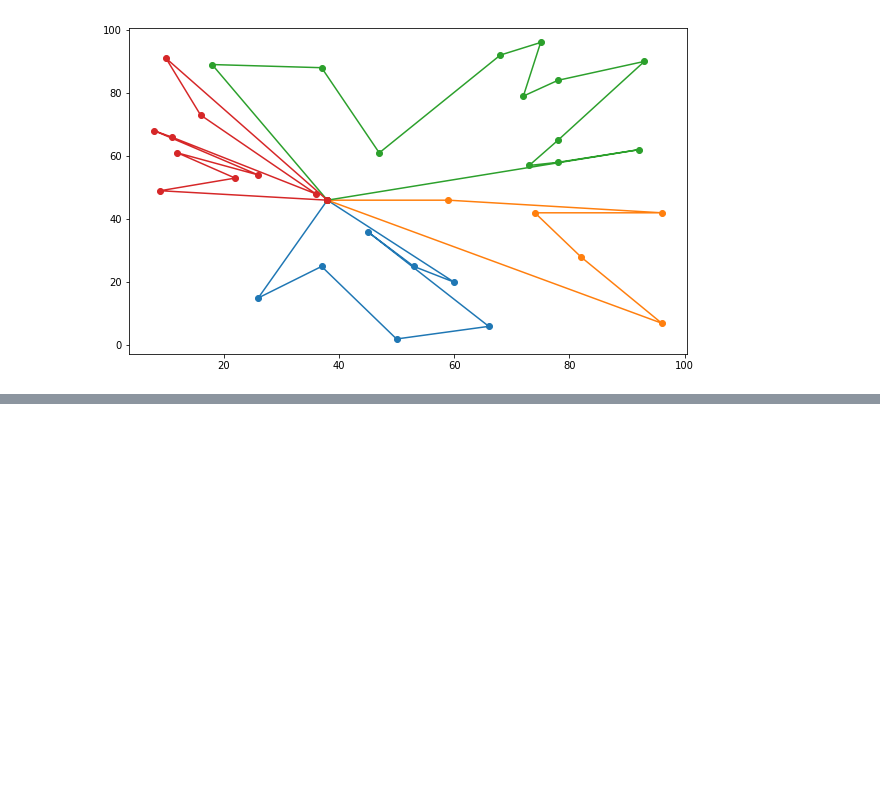
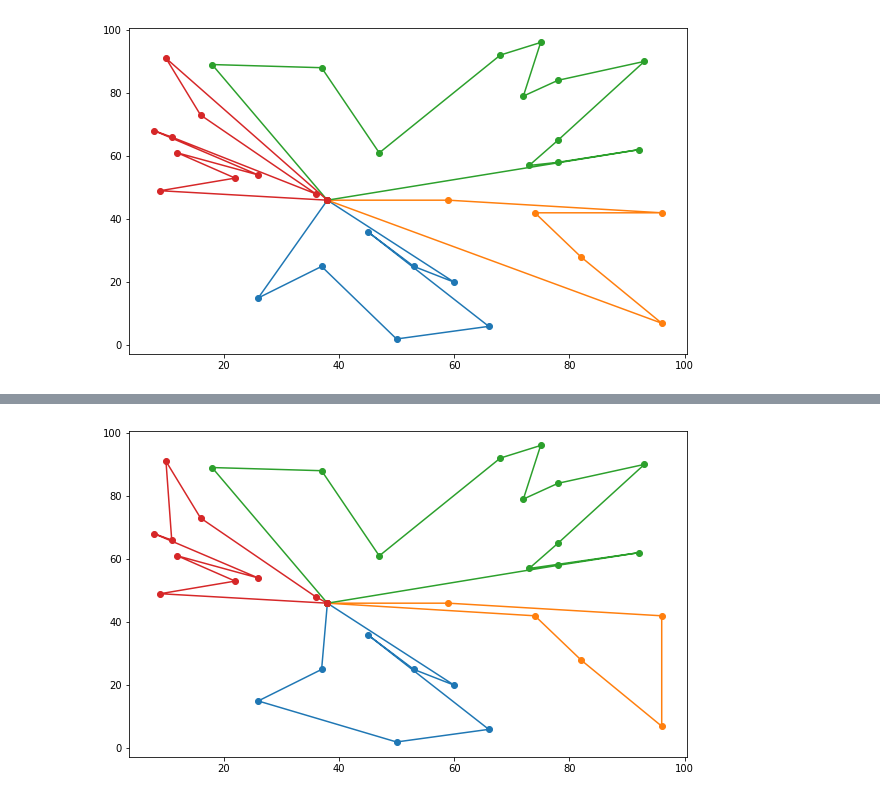
Before and after one commit to islopma/aed3-tp3-cvrp, a Jupyter notebook: notebooks/Clustering.ipynb, the cells around one changed output, grey strips where cells are left out. Cells and saved outputs as stored; diff of their text form; code cells hidden in the pictures; blank space fills up the shorter version.

```diff
--- a/notebooks/Clustering.ipynb
+++ b/notebooks/Clustering.ipynb
@@ -35,6 +35,7 @@ clusters_qty
 clusters = np.split(data, np.where(data[:-1, 2] < data[1:, 2])[0]+1)
 # %%
 for cluster in clusters:
-    plt.plot(cluster[:, 0], cluster[:, 1], 'do-')
+
+    plt.plot(cluster[:, 0], cluster[:, 1], 'o-')
 # %% [output]
 [figure]
@@ -40,0 +69,13 @@ for cluster in clusters:
+# %%
+for cluster in clusters:
+    c = cluster.copy()
+    i = 0
+    for i in range(50):
+        c = list(c)
+        fix_one(c):
+        c = np.array(c)
+            break
+        c = np.array(c)
+    plt.plot(c[:,0],c[:,1], 'o-')
+# %% [output]
+[figure, added]
```
Also changed, not shown: parts of 6 cells of this notebook, 1 other file.
